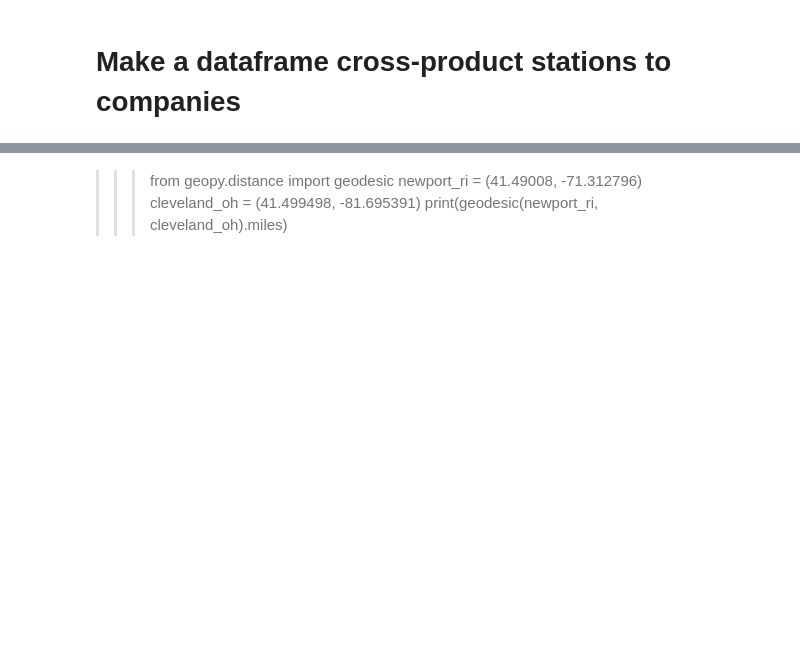
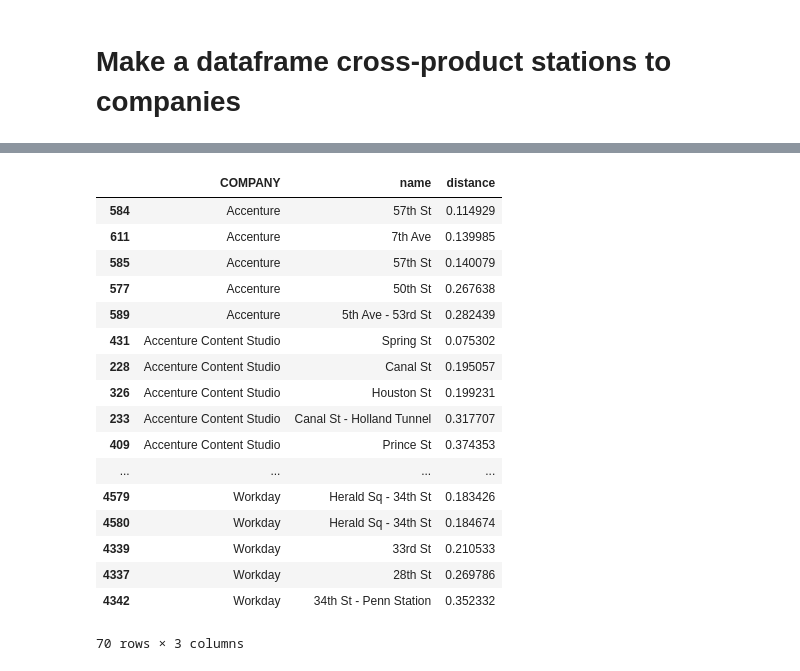
Before and after one commit to jason-sa/Toucans, a Jupyter notebook: Group EDA.ipynb, the cells around one changed output, grey strips where cells are left out. Drawn from its saved outputs; the diff is of its cells as text; code cells hidden in the pictures; blank space fills up the shorter version.

```diff
--- a/Group EDA.ipynb
+++ b/Group EDA.ipynb
@@ -133,8 +171,34 @@ station_companies.merge(min_d, on=['distance','COMPANY'],how='inner')
 | 11 | Ebay | 40.740210 | -73.994990 | 441 | 14th St | F-M | -73.99620899921355 | 40.73822799969515 | 0.150988 | (40.74021, -73.99499) | ... |
 | 12 | Google | 40.798939 | -73.024742 | 279 | Jamaica - 179th St | F | -73.78381700176453 | 40.712645666744045 | 40.272422 | (40.798939000000004, -73.024742) | ... |
 | 13 | PWC | 40.752650 | -73.980030 | 81 | Grand Central - 42nd St | S | -73.97918899989101 | 40.75276866674217 | 0.044884 | (40.75265, -73.98003) | ... |
-# %% [markdown]
->>> from geopy.distance import geodesic
->>> newport_ri = (41.49008, -71.312796)
->>> cleveland_oh = (41.499498, -81.695391)
->>> print(geodesic(newport_ri, cleveland_oh).miles)
+# %%
+groups = station_companies.groupby(['COMPANY'])
+top_company_station = pd.DataFrame(columns=['COMPANY','name','distance'])
+for name, g in groups:
+    top_company_station = top_company_station.append(g.nsmallest(5,'distance').loc[:,['COMPANY','name','distance']])
+
+top_company_station
+# station_companies[station_companies.COMPANY == 'Accenture']
+# g_df.sort_values(['COMPANY','distance'])
+# .sort_values()
+
+# station_companies.describe()
+# %% [output]
+|  | COMPANY | name | distance |
+| 584 | Accenture | 57th St | 0.114929 |
+| 611 | Accenture | 7th Ave | 0.139985 |
+| 585 | Accenture | 57th St | 0.140079 |
+| 577 | Accenture | 50th St | 0.267638 |
+| 589 | Accenture | 5th Ave - 53rd St | 0.282439 |
+| 431 | Accenture Content Studio | Spring St | 0.075302 |
+| 228 | Accenture Content Studio | Canal St | 0.195057 |
+| 326 | Accenture Content Studio | Houston St | 0.199231 |
+| 233 | Accenture Content Studio | Canal St - Holland Tunnel | 0.317707 |
+| 409 | Accenture Content Studio | Prince St | 0.374353 |
+| ... | ... | ... | ... |
+| 4579 | Workday | Herald Sq - 34th St | 0.183426 |
+| 4580 | Workday | Herald Sq - 34th St | 0.184674 |
+| 4339 | Workday | 33rd St | 0.210533 |
+| 4337 | Workday | 28th St | 0.269786 |
+| 4342 | Workday | 34th St - Penn Station | 0.352332 |
+70 rows × 3 columns
```
Also changed, not shown: parts of 15 cells of this notebook.
